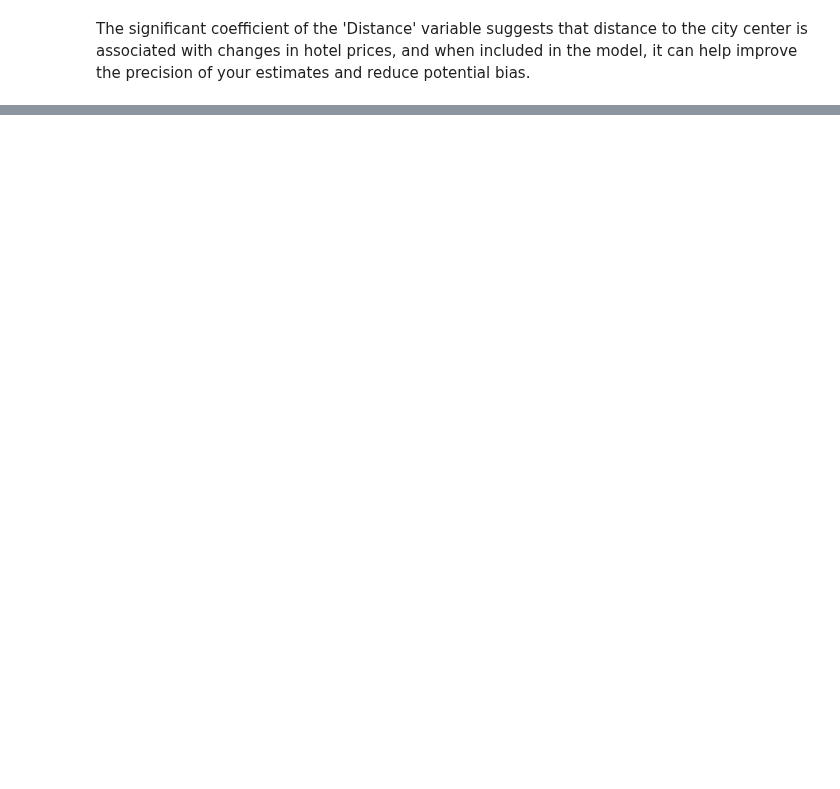
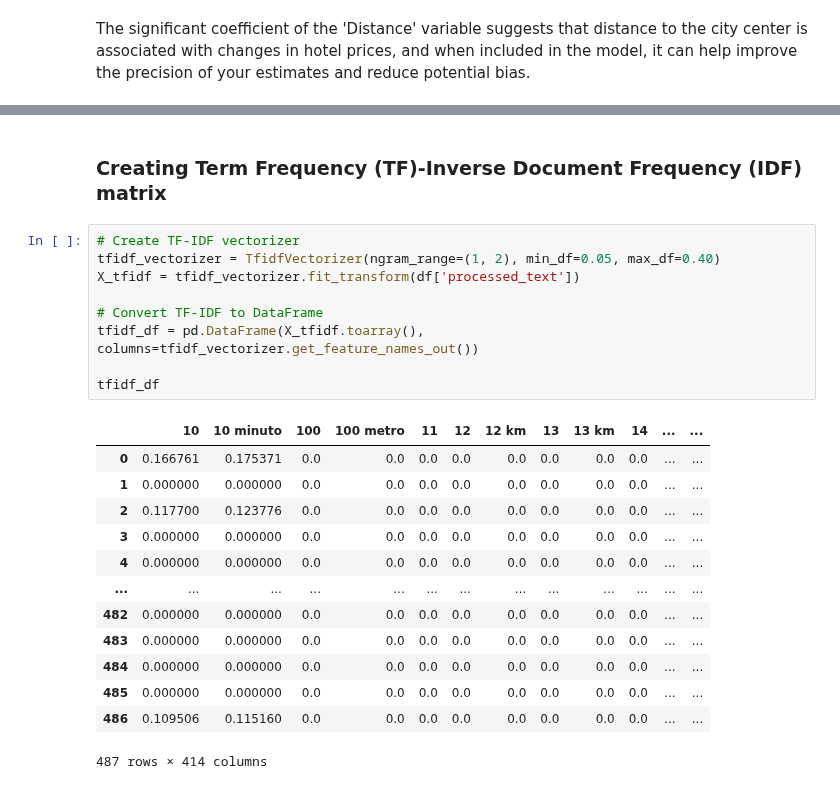
Before and after one commit to mgallon235/Bookings, a Jupyter notebook: final_draft/data_and_regressions/Regressions_Mobile.ipynb, the cells around one changed output, grey strips where cells are left out. Drawn from its saved outputs; the diff is of its cells as text; blank space fills up the shorter version.

```diff
--- a/final_draft/data_and_regressions/Regressions_Mobile.ipynb
+++ b/final_draft/data_and_regressions/Regressions_Mobile.ipynb
@@ -460,0 +529,25 @@ The significant coefficient of the 'Distance' variable suggests that distance to
+# %% [markdown]
+### Creating Term Frequency (TF)-Inverse Document Frequency (IDF) matrix
+# %%
+# Create TF-IDF vectorizer
+tfidf_vectorizer = TfidfVectorizer(ngram_range=(1, 2), min_df=0.05, max_df=0.40)
+X_tfidf = tfidf_vectorizer.fit_transform(df['processed_text'])
+
+# Convert TF-IDF to DataFrame
+tfidf_df = pd.DataFrame(X_tfidf.toarray(), columns=tfidf_vectorizer.get_feature_names_out())
+
+tfidf_df
+# %% [output]
+|  | 10 | 10 minuto | 100 | 100 metro | 11 | 12 | 12 km | 13 | 13 km | 14 | ... | ... |
+| 0 | 0.166761 | 0.175371 | 0.0 | 0.0 | 0.0 | 0.0 | 0.0 | 0.0 | 0.0 | 0.0 | ... | ... |
+| 1 | 0.000000 | 0.000000 | 0.0 | 0.0 | 0.0 | 0.0 | 0.0 | 0.0 | 0.0 | 0.0 | ... | ... |
+| 2 | 0.117700 | 0.123776 | 0.0 | 0.0 | 0.0 | 0.0 | 0.0 | 0.0 | 0.0 | 0.0 | ... | ... |
+| 3 | 0.000000 | 0.000000 | 0.0 | 0.0 | 0.0 | 0.0 | 0.0 | 0.0 | 0.0 | 0.0 | ... | ... |
+| 4 | 0.000000 | 0.000000 | 0.0 | 0.0 | 0.0 | 0.0 | 0.0 | 0.0 | 0.0 | 0.0 | ... | ... |
+| ... | ... | ... | ... | ... | ... | ... | ... | ... | ... | ... | ... | ... |
+| 482 | 0.000000 | 0.000000 | 0.0 | 0.0 | 0.0 | 0.0 | 0.0 | 0.0 | 0.0 | 0.0 | ... | ... |
+| 483 | 0.000000 | 0.000000 | 0.0 | 0.0 | 0.0 | 0.0 | 0.0 | 0.0 | 0.0 | 0.0 | ... | ... |
+| 484 | 0.000000 | 0.000000 | 0.0 | 0.0 | 0.0 | 0.0 | 0.0 | 0.0 | 0.0 | 0.0 | ... | ... |
+| 485 | 0.000000 | 0.000000 | 0.0 | 0.0 | 0.0 | 0.0 | 0.0 | 0.0 | 0.0 | 0.0 | ... | ... |
+| 486 | 0.109506 | 0.115160 | 0.0 | 0.0 | 0.0 | 0.0 | 0.0 | 0.0 | 0.0 | 0.0 | ... | ... |
+487 rows × 414 columns
```
Also changed, not shown: parts of 22 cells of this notebook.
